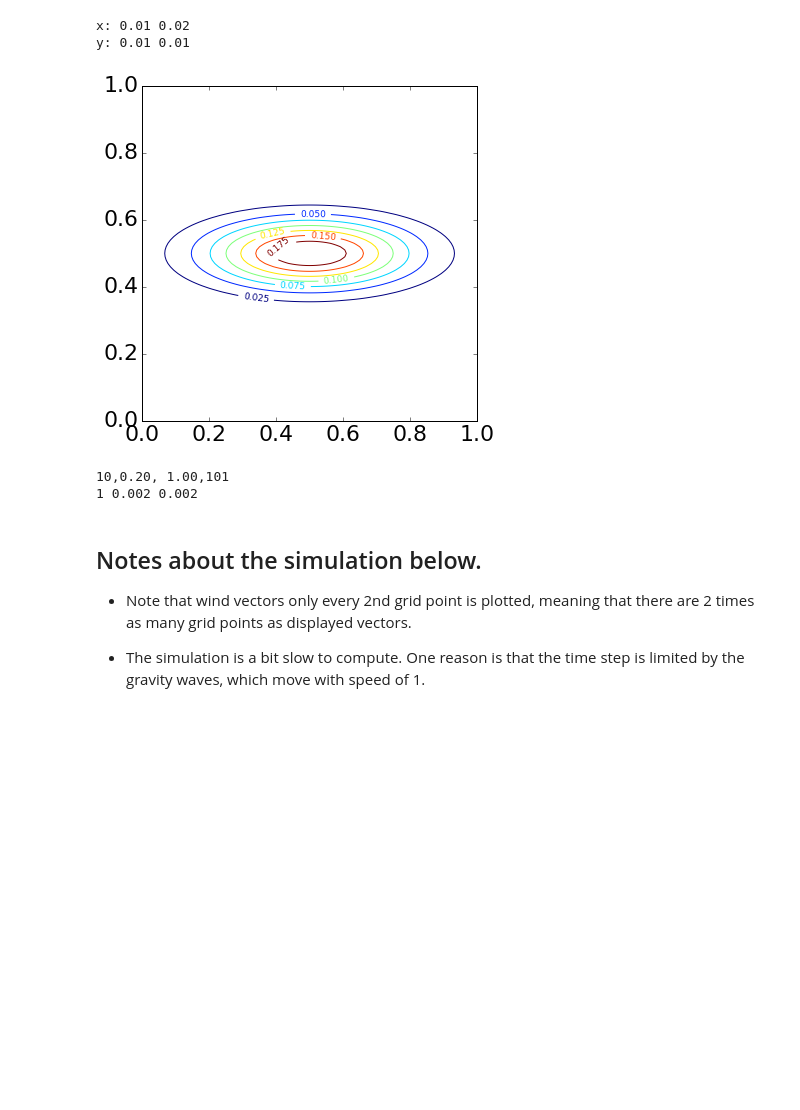
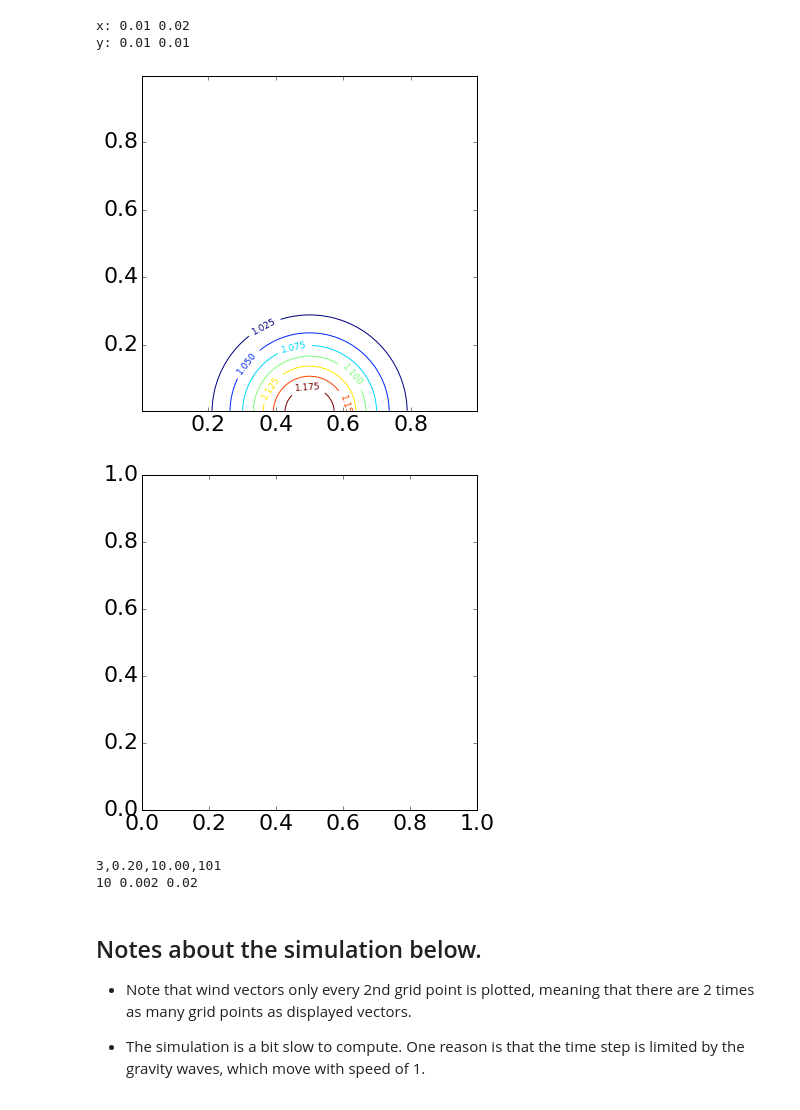
Before and after one commit to Mole45/MMet_Project, a Jupyter notebook: Project-ShallowWater2D.ipynb, the cells around one changed output. Cells and saved outputs as stored; diff of their text form; code cells hidden in the pictures; blank space fills up the shorter version.

```diff
--- a/Project-ShallowWater2D.ipynb
+++ b/Project-ShallowWater2D.ipynb
@@ -304,21 +305,24 @@ y: 0.01 0.01
 # %%
 # initialize u, v, h
 xc = .5*xmax # center of initial Gaussian
-yc = .5*ymax # center of iniital Gaussian
+yc = 0*ymax # center of iniital Gaussian
 xc2 = .7*xmax
 yc2 = .5*xmax
 waveamp = .2 # amplitude of initial Gaussian
-hi = 1.+0*waveamp*np.exp(-((xp-xc)/.3)**2-((yp-yc)/.1)**2) #initial h
-ui = 0.+waveamp*np.exp(-((xu-xc)/.3)**2-((yu-yc)/.1)**2)-0*waveamp*np.exp(-((xu-xc2)/.1)**2-((yu-yc2)/.1)**2) #0.*xu #initial u
+hi = 1.+waveamp*np.exp(-((xp-xc)/.2)**2-((yp-yc)/.2)**2) #initial h
+ui = 0.+0*xu #waveamp*np.exp(-((xu-xc)/.3)**2-((yu-yc)/.1)**2) #0.*xu #initial u
 vi = 0.*xu #initial v
 # %%
 quick,simple = plt.subplots(figsize=(6,6))
-#CH = simple.contour(xp,yp,hi) #must assign a variable name to the contour plot
-CH = simple.contour(xu,yu,ui) #must assign a variable name to the contour plot
+quick2,simple2 = plt.subplots(figsize=(6,6))
+CH = simple.contour(xp,yp,hi) #must assign a variable name to the contour plot
+#CH2 = simple2.contour(xu,yu,ui) #must assign a variable name to the contour plot
 plt.clabel(CH, fontsize=9, inline=1);
+#plt.clabel(CH2, fontsize=9, inline=1);
 #plt.savefig('contours.png')
 # %% [output]
-[figure, old version]
+[figure, new version]
+[figure, added]
 # %%
 # needed for contour plots of h in the animation:
 lowc = .75 #lowest contour
@@ -334,7 +338,7 @@ while lev < hic + 0.1*dc:
 vd = 2 # vector skip (vd=1 plots all arrows)
 speedmax = 0.05 # anticipated maximum speed
 # %%
-fcoriolis = 1
+fcoriolis = 10
 cphase = 1.
 u_est = 0.6
 dtlim = 0.2 # fraction of a grid space a wave is allowed to travel in one time unit
@@ -354,14 +358,14 @@ mult = 2 #lambda^nsteps
 c = mult**(1/nsteps)
 dti = tstop*((c-1)/(mult-1))
 
-aborder = 10 # Adams-Bashforth order: 1, 2 or 3 [Set to 10 for Forwards-Backwards]
+aborder = 3 # Adams-Bashforth order: 1, 2 or 3 [Set to 10 for Forwards-Backwards]
 varStep = True
 expt = '%d,%3.2f,%5.2f,%d' % (aborder, dtlim, fcoriolis, Ny)
 print(expt)
 print(fcoriolis,dt,dt*fcoriolis)
 # %% [output]
-10,0.20, 1.00,101
-1 0.002 0.002
+3,0.20,10.00,101
+10 0.002 0.02
 # %%
 def plot(xp,yp,h,mylevs,xu,vd,yu,u,ymax,xmax,v,speedmax,expt):
     ax2.clear()
```
Also changed, not shown: parts of 4 cells of this notebook.
